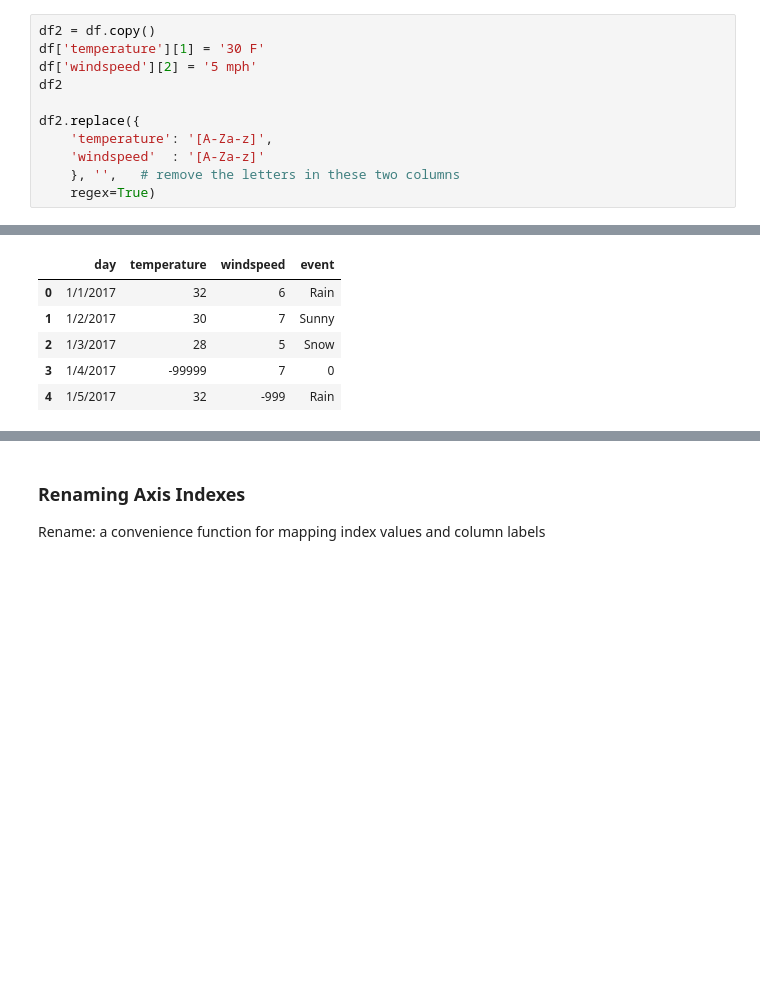
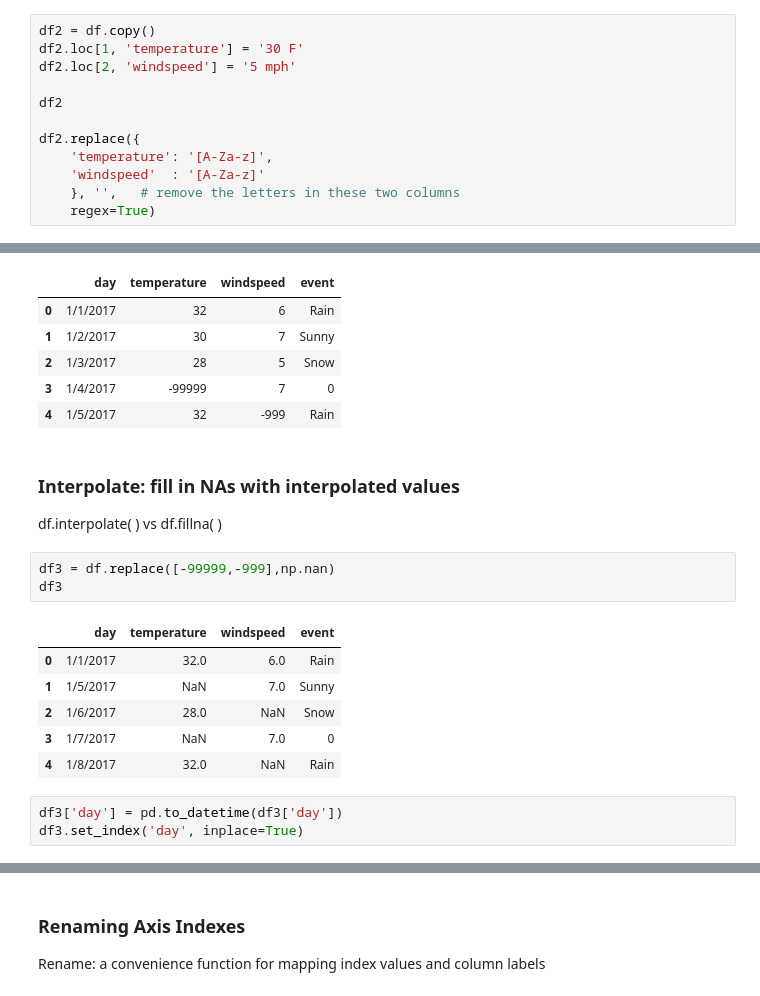
Before and after one commit to weihua77/Data_Science_Daily, a Jupyter notebook: I_Data_Wrangling_Python/2_Data_Cleaning_and_Preprocessing.ipynb, the cells around one changed output, grey strips where cells are left out. Saved outputs shown, nothing was run; the diff lists cells and outputs as text; blank space fills up the shorter version.

```diff
--- a/I_Data_Wrangling_Python/2_Data_Cleaning_and_Preprocessing.ipynb
+++ b/I_Data_Wrangling_Python/2_Data_Cleaning_and_Preprocessing.ipynb
@@ -361,8 +361,9 @@ df.replace({-99999: np.nan,
 Replace with regular expression (also see regular expression in <a href='#3'>String Manipulation )
 # %%
 df2 = df.copy()
-df['temperature'][1] = '30 F'
-df['windspeed'][2] = '5 mph'
+df2.loc[1, 'temperature'] = '30 F'
+df2.loc[2, 'windspeed'] = '5 mph'
+
 df2
 
 df2.replace({
@@ -383,3 +384,19 @@ df2.replace({
 | 2 | 1/3/2017 | 28 | 5 | Snow |
 | 3 | 1/4/2017 | -99999 | 7 | 0 |
 | 4 | 1/5/2017 | 32 | -999 | Rain |
+# %% [markdown]
+### Interpolate: fill in NAs with interpolated values
+df.interpolate( ) vs df.fillna( )
+# %%
+df3 = df.replace([-99999,-999],np.nan)
+df3
+# %% [output]
+|  | day | temperature | windspeed | event |
+| 0 | 1/1/2017 | 32.0 | 6.0 | Rain |
+| 1 | 1/5/2017 | NaN | 7.0 | Sunny |
+| 2 | 1/6/2017 | 28.0 | NaN | Snow |
+| 3 | 1/7/2017 | NaN | 7.0 | 0 |
+| 4 | 1/8/2017 | 32.0 | NaN | Rain |
+# %%
+df3['day'] = pd.to_datetime(df3['day'])
+df3.set_index('day', inplace=True)
```
Also changed, not shown: parts of 6 cells of this notebook, 2 other files.
